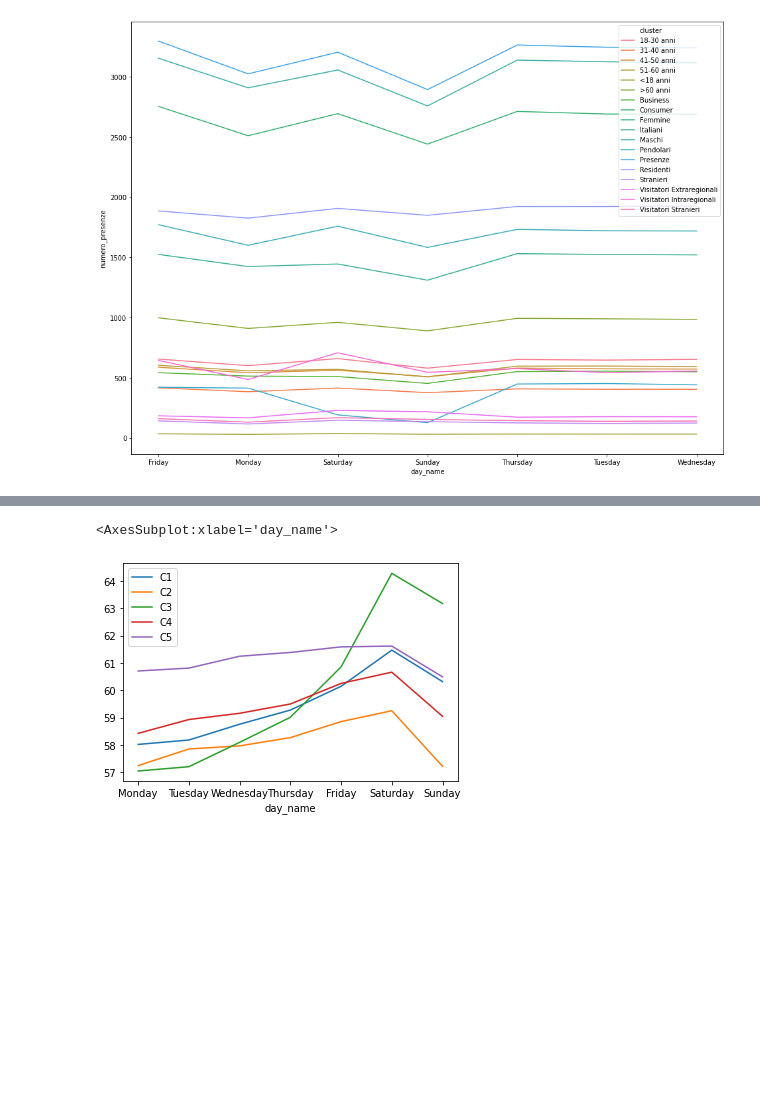
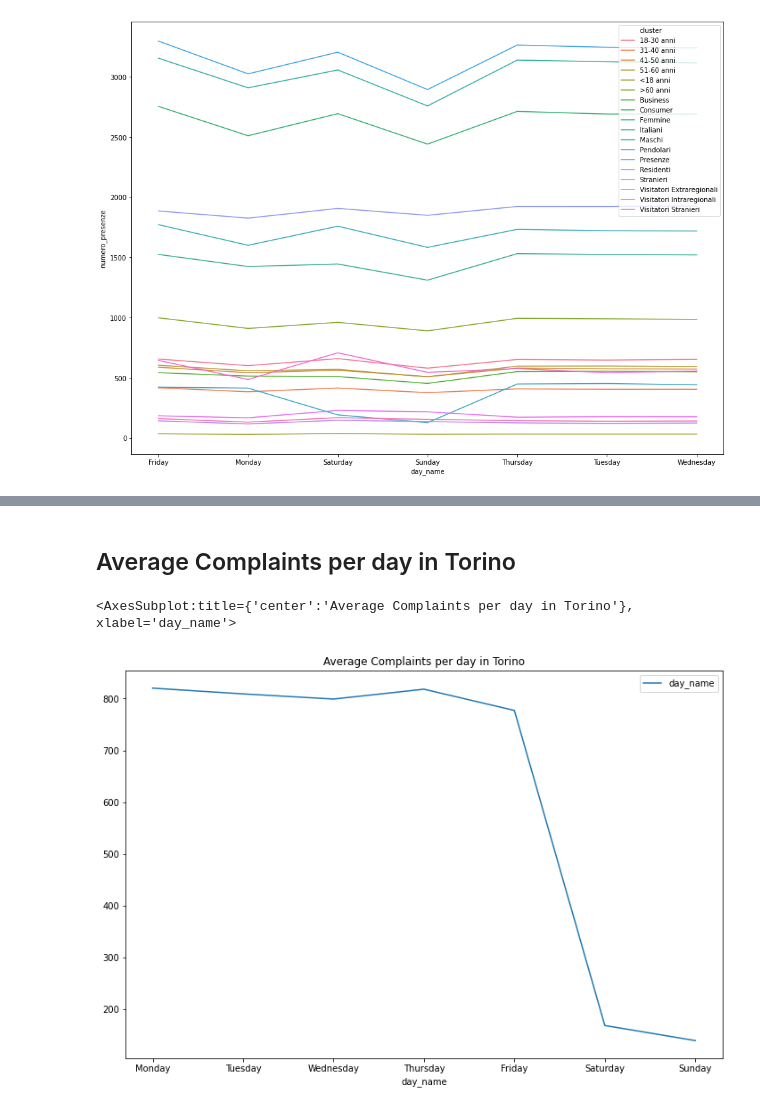
Before and after one commit to xssChauhan/torino-noise, a Jupyter notebook: Torino Data.ipynb, the cells around one changed output, grey strips where cells are left out. Cells and saved outputs as stored; diff of their text form; code cells hidden in the pictures; blank space fills up the shorter version.

```diff
--- a/Torino Data.ipynb
+++ b/Torino Data.ipynb
@@ -292,0 +336,16 @@ sim_df.groupby("month")["numero_presenze"].agg("mean").plot()
+# %%
+complaints_path = Path("data/police_complaints/")
+
+
+
+complaints_dfs = []
+
+for file in complaints_path.iterdir():
+    print(file)
+    complaints_dfs.append(
+        pd.read_csv(file, encoding="ISO-8859-1")
+    )
+
+complaints_df = pd.concat(complaints_dfs)
+complaints_df["Localita"] = complaints_df.Localita.map(lambda s: s.strip() if isinstance(s,str) else s)
+complaints_df.head()
@@ -292,0 +373,9 @@ sim_df.groupby("month")["numero_presenze"].agg("mean").plot()
+# %%
+complaints_df.date = complaints_df.Data.map(
+    lambda s: datetime.strptime(s, "%d/%m/%Y")
+)
+complaints_df["day_name"] = complaints_df.date.map(lambda s: s.day_name())
+complaints_df["month"] = complaints_df.date.map(lambda s: s.month)
+complaints_df["year"] = complaints_df.date.map(lambda s: s.year)
+complaints_df["day"] = complaints_df.date.map(lambda s: s.day)
+complaints_df["weekday"] = complaints_df.date.map(lambda s: s.weekday())
@@ -293,11 +407,9 @@ sim_df.groupby("month")["numero_presenze"].agg("mean").plot()
+# %% [markdown]
+## Average Complaints per day in Torino
 # %%
-noise_day_agg = noise_df.groupby("day_name")[y_cols].agg("mean")
-
-ax = noise_day_agg.reindex(
+complaints_df.groupby("day_name")["day_name"].agg("count").to_frame().reindex(
     index=["Monday", "Tuesday", "Wednesday", "Thursday", "Friday", "Saturday", "Sunday"]
-).plot()
-
-ax.set_title("")
+).plot(title="Average Complaints per day in Torino", figsize=(12,8))
 # %% [output]
-<AxesSubplot:xlabel='day_name'>
+<AxesSubplot:title={'center':'Average Complaints per day in Torino'}, xlabel='day_name'>
-[figure, old version]
+[figure, new version]
```
Also changed, not shown: parts of 92 cells of this notebook, 9 other files.
